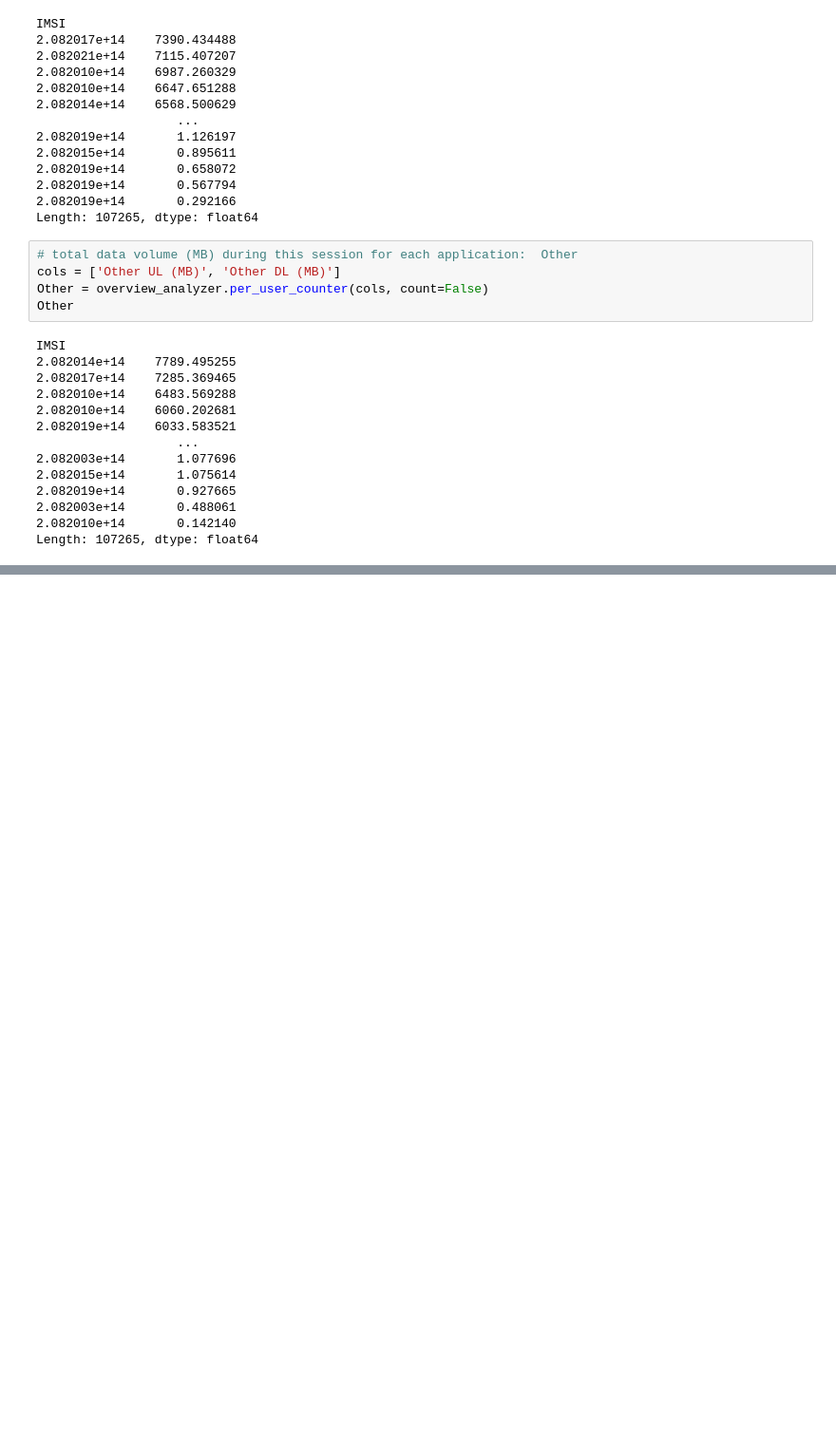
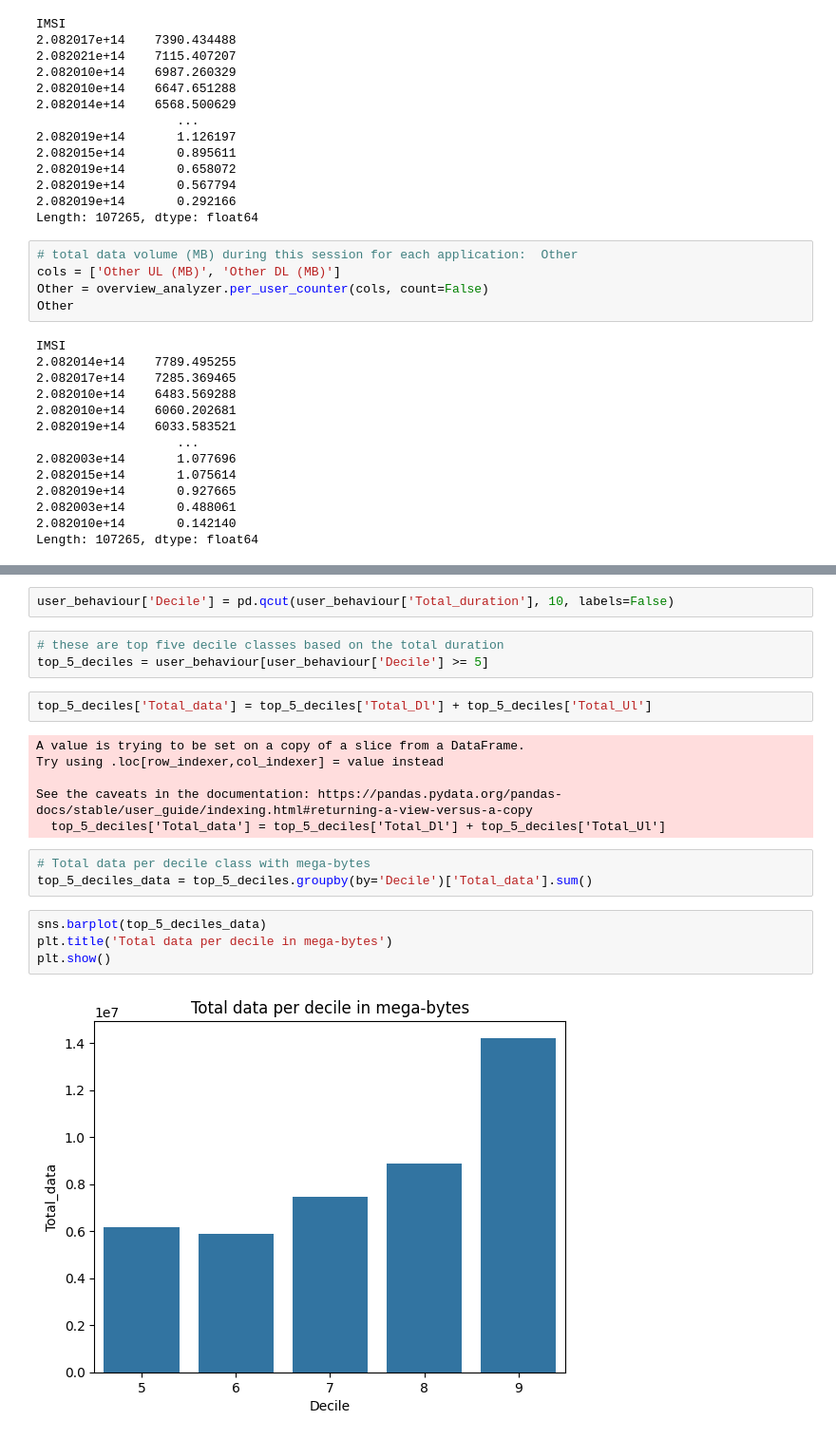
Before and after one commit to Yosef-ft/Business_Analysis, a Jupyter notebook: notebooks/Overview_Analysis.ipynb, the cells around one changed output, grey strips where cells are left out. Shown at 95% size. Cells and saved outputs as stored; diff of their text form; blank space fills up the shorter version.

```diff
--- a/notebooks/Overview_Analysis.ipynb
+++ b/notebooks/Overview_Analysis.ipynb
@@ -476,0 +504,22 @@ Length: 107265, dtype: float64
+# %%
+user_behaviour['Decile'] = pd.qcut(user_behaviour['Total_duration'], 10, labels=False)
+# %%
+# these are top five decile classes based on the total duration
+top_5_deciles = user_behaviour[user_behaviour['Decile'] >= 5]
+# %%
+top_5_deciles['Total_data'] = top_5_deciles['Total_Dl'] + top_5_deciles['Total_Ul']
+# %% [output]
+A value is trying to be set on a copy of a slice from a DataFrame.
+Try using .loc[row_indexer,col_indexer] = value instead
+
+See the caveats in the documentation: https://pandas.pydata.org/pandas-docs/stable/user_guide/indexing.html#returning-a-view-versus-a-copy
+  top_5_deciles['Total_data'] = top_5_deciles['Total_Dl'] + top_5_deciles['Total_Ul']
+# %%
+# Total data per decile class with mega-bytes
+top_5_deciles_data = top_5_deciles.groupby(by='Decile')['Total_data'].sum()
+# %%
+sns.barplot(top_5_deciles_data)
+plt.title('Total data per decile in mega-bytes')
+plt.show()
+# %% [output]
+[figure, added]
```
Also changed, not shown: parts of 19 cells of this notebook.
